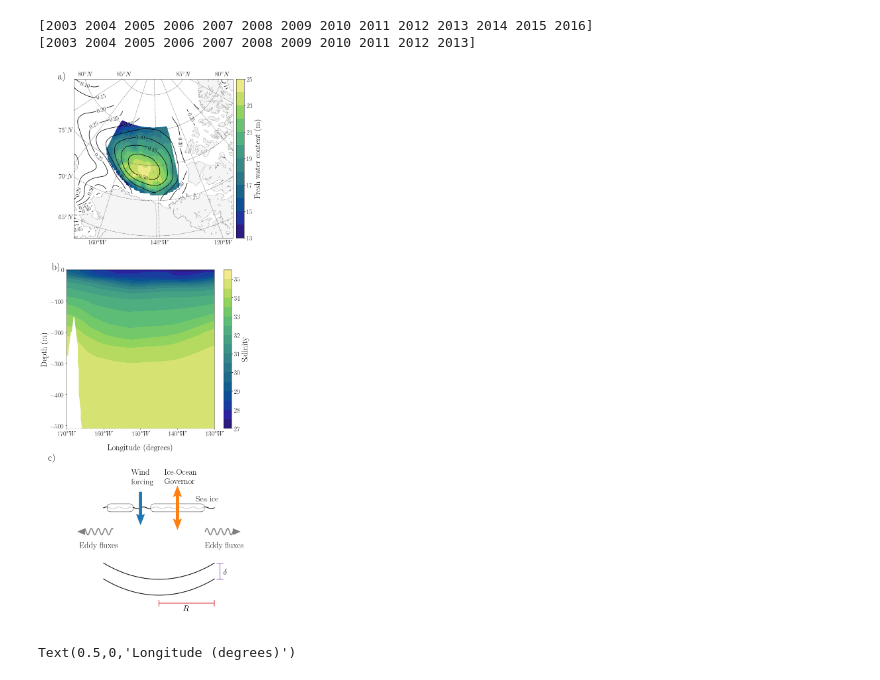
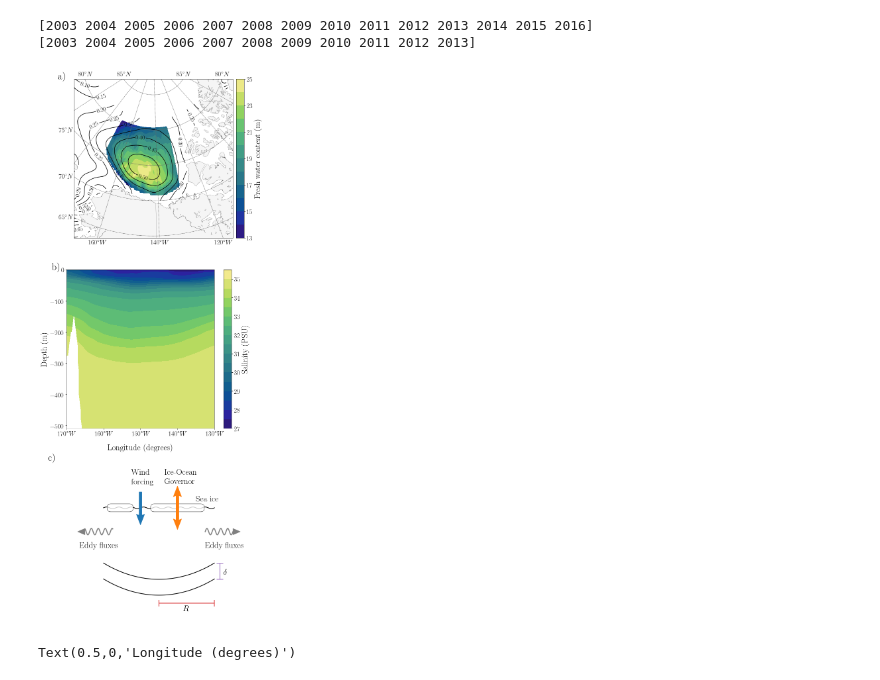
Before and after one commit to edoddridge/three-way-balance, a Jupyter notebook: Observations and overview.ipynb, the cells around one changed output. Saved outputs shown, nothing was run; the diff lists cells and outputs as text; code cells hidden in the pictures.

```diff
--- a/Observations and overview.ipynb
+++ b/Observations and overview.ipynb
@@ -210,7 +210,7 @@ im = ax.contourf(woa2018_salinity.lon[:], -woa2018_salinity.depth[:], woa2018_sa
 CB = plt.colorbar(im)
 
 CB.ax.tick_params(labelsize=20)
-CB.set_label('Salinity',fontsize=25)
+CB.set_label('Salinity (PSU)',fontsize=25)
 
 plt.xlim(-170,-130)
 locs, labels = plt.xticks()
@@ -275,34 +275,34 @@ ax.text(0.35, -0.15, 'Wind \n forcing', fontsize=25)
 # Governor
 p.arrow(0.6, -0.23, 0, -0.14, width=0.015, length_includes_head=False, overhang=0.1,
         facecolor='C1', edgecolor='C1', zorder=4)
 p.arrow(0.6, -0.37, 0, 0.14, width=0.015, length_includes_head=False, overhang=0.1,
         facecolor='C1',  edgecolor='C1', zorder=4)
 ax.text(0.53, -0.15, 'Ice-Ocean \n Governor', fontsize=25)
 
 # eedy fluxes
 ax.add_patch(curly_arrow((0.25, -0.45), (0.1, -0.45), n=4, arr_size=0.02, linew=3, width=0.02))
 ax.add_patch(curly_arrow((0.75, -0.45), (0.9, -0.45), n=4, arr_size=0.02, linew=3, width=0.02))
 ax.text(0.07, -0.55, 'Eddy fluxes', fontsize=25)
 ax.text(0.75, -0.55, 'Eddy fluxes', fontsize=25)
 
 # radius measurment
 plt.errorbar(0.65, -0.9, xerr=0.15, capsize=10, linewidth=2, capthick=2, color='C3')
 ax.text(0.63,-0.95, '$R$', fontsize=25)
 
 # halocline thickness
 plt.errorbar(0.83, -0.7, yerr=0.05, capsize=10, linewidth=2, capthick=2, color='C4')
 ax.text(0.85,-0.72, '$\delta$', fontsize=25)
 
 ax.text(-0.1,1, 'c)', fontsize=30, transform=ax.transAxes)
 
 ax.set_ylim(-1,0)
 ax.set_xlim(0,1)
 ax.axis('off')
 
 
 fig.savefig('/Users/doddridge/Desktop/BG_observational_fwc2003-2013.pdf', bbox_inches='tight')
 # %% [output]
-[figure, old version]
+[figure, new version]
 # %%
 plt.contourf(woa2018_salinity.lon[:], -woa2018_salinity.depth[:], woa2018_salinity.s_an.sel(lat=75.125, time=4326),
                          np.arange(27, 36, 0.5), cmap=cmocean.cm.haline)
```
Also changed, not shown: parts of 1 cell of this notebook, 1 other file.
